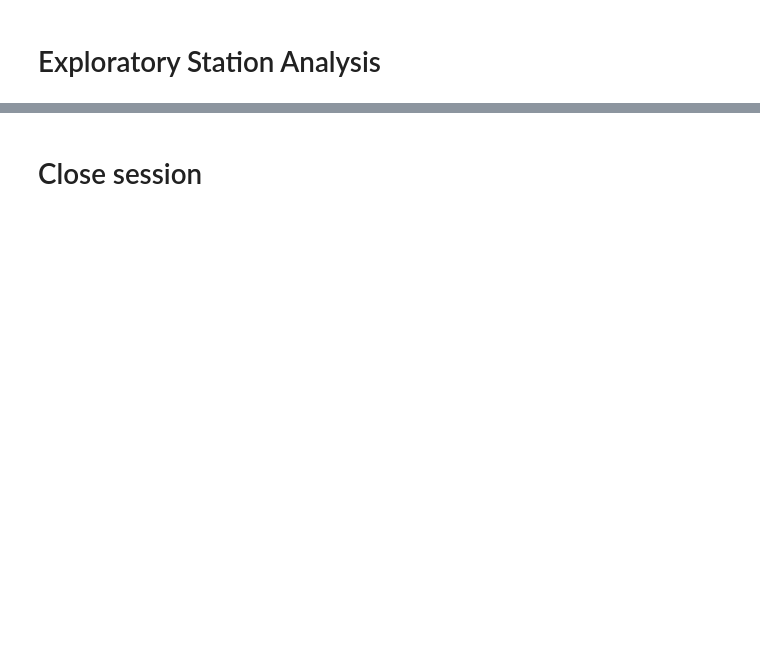
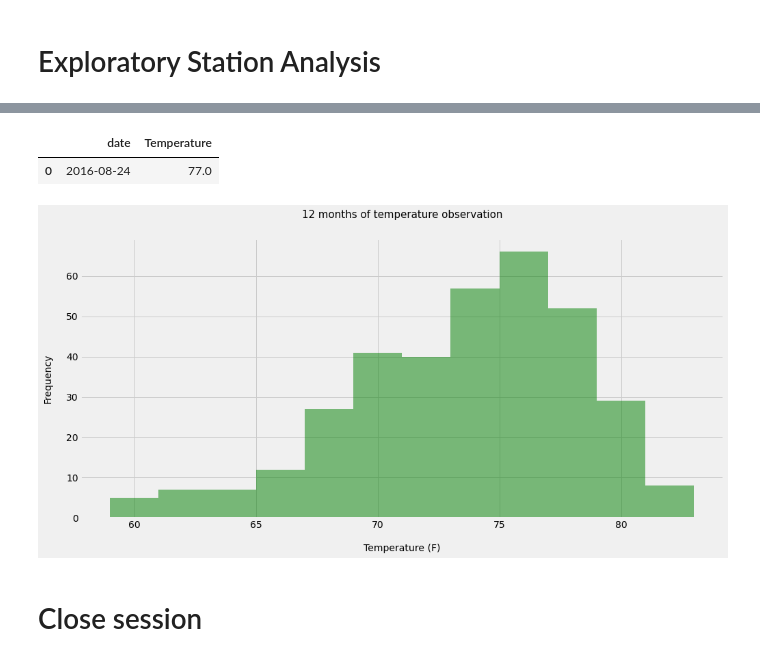
Before and after one commit to IrinaGV/sqlalchemy-challenge, a Jupyter notebook: climate_starter.ipynb, the cells around one changed output, grey strips where cells are left out. Cells and saved outputs as stored; diff of their text form; code cells hidden in the pictures; blank space fills up the shorter version.

```diff
--- a/climate_starter.ipynb
+++ b/climate_starter.ipynb
@@ -108,3 +188,8 @@ datetime.date(2016, 8, 23)
 # %%
 # Using the most active station id
 # Query the last 12 months of temperature observation data for this station and plot the results as a histogram
+# %%
+twelve_month_tobs=(session.query(Measurement.date,(Measurement.tobs))
+                     .filter(func.strftime(Measurement.date)>lastyear_date)
+                     .filter(Measurement.station == 'USC00519281').all())
+twelve_month_tobs
@@ -110,0 +214,3 @@ datetime.date(2016, 8, 23)
+# %%
+twelve_month_tobs_df = pd.DataFrame(twelve_month_tobs)
+twelve_month_tobs_df
@@ -111,3 +231,21 @@ datetime.date(2016, 8, 23)
+# %%
+twelve_month_tobs_df=twelve_month_tobs_df.rename(columns={0:'date', 1:'Temperature'})
+# %%
+twelve_month_tobs_df.head(1)
+# %% [output]
+|  | date | Temperature |
+| 0 | 2016-08-24 | 77.0 |
+# %%
+
+plt.rcParams['figure.figsize']=(15,7)
+plt.hist(twelve_month_tobs_df['Temperature'], bins=12, alpha =0.5, color='green')
+plt.title('12 months of temperature observation', fontsize = 15, pad = 30)
+plt.xlabel('Temperature (F)',fontsize=14,color='black',labelpad=20)
+plt.ylabel('Frequency',fontsize=14,color='black',labelpad=20)
+plt.savefig("12 months of temperature observation.png")
+plt.show()
+# %% [output]
+[figure, added]
 # %% [markdown]
 # Close session
 # %%
```
Also changed, not shown: parts of 20 cells of this notebook, 3 other files.
